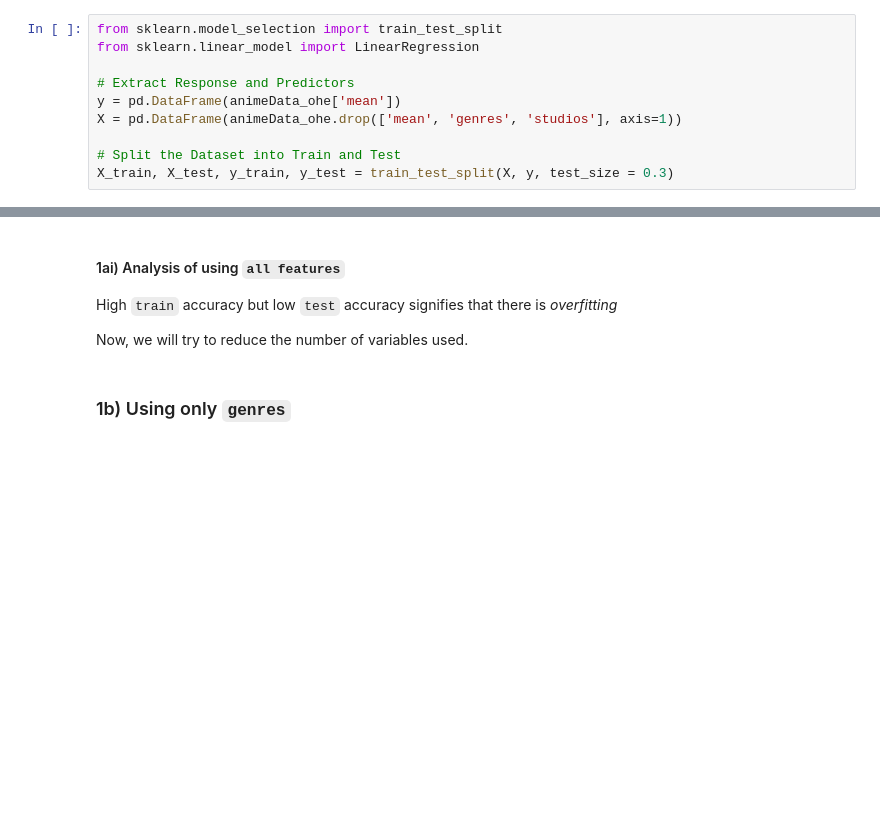
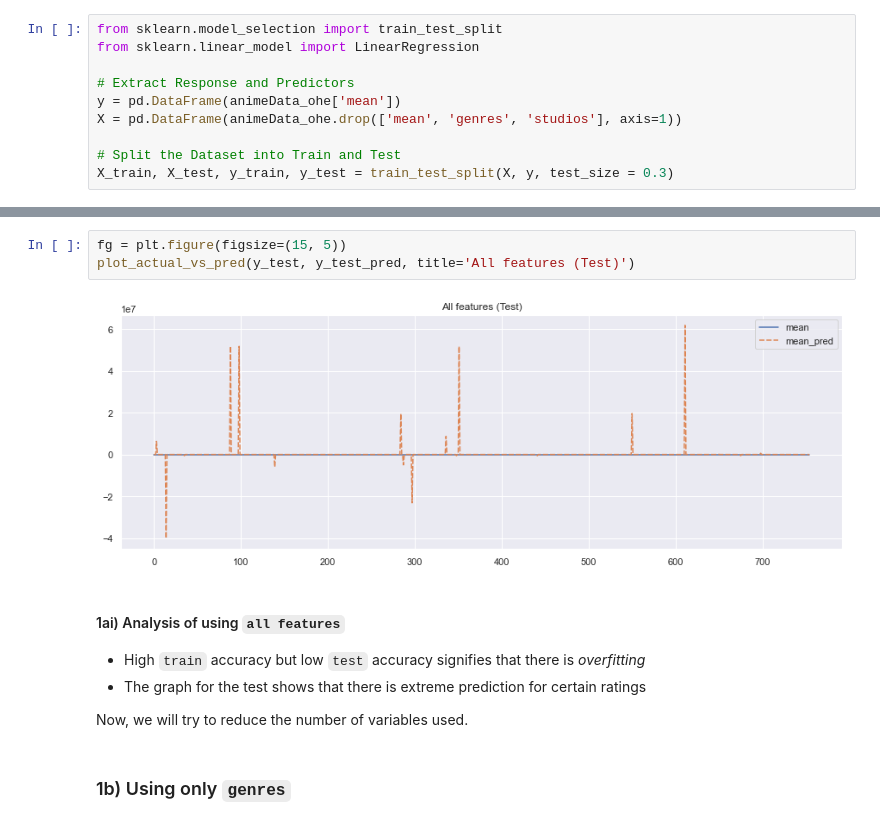
Before and after one commit to ztjhz/SC1015-Project, a Jupyter notebook: Anime/linear_regression.ipynb, the cells around one changed output, grey strips where cells are left out. Drawn from its saved outputs; the diff is of its cells as text; blank space fills up the shorter version.

```diff
--- a/Anime/linear_regression.ipynb
+++ b/Anime/linear_regression.ipynb
@@ -285,6 +301,12 @@ Root Mean Squared Error (RMSE)  : 5003936960.060114
+# %%
+fg = plt.figure(figsize=(15, 5))
+plot_actual_vs_pred(y_test, y_test_pred, title='All features (Test)')
+# %% [output]
+[figure, added]
 # %% [markdown]
 #### 1ai) Analysis of using `all features`
-High `train` accuracy but low `test` accuracy signifies that there is *overfitting*
+- High `train` accuracy but low `test` accuracy signifies that there is *overfitting*
+- The graph for the test shows that there is extreme prediction for certain ratings
 
 Now, we will try to reduce the number of variables used.
 # %% [markdown]
```
Also changed, not shown: parts of 30 cells of this notebook.
